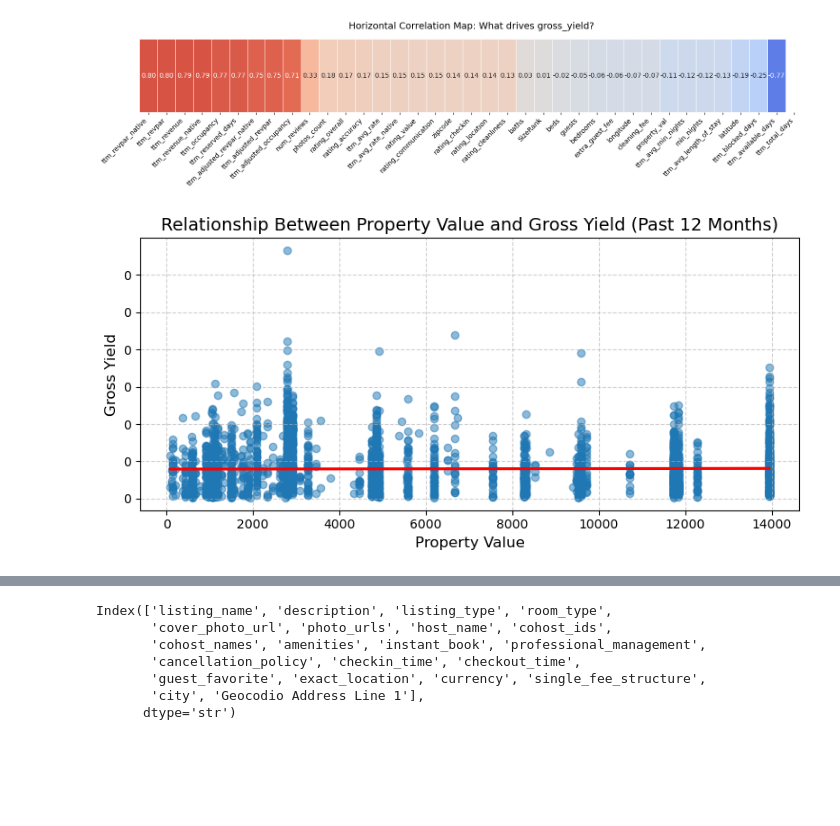
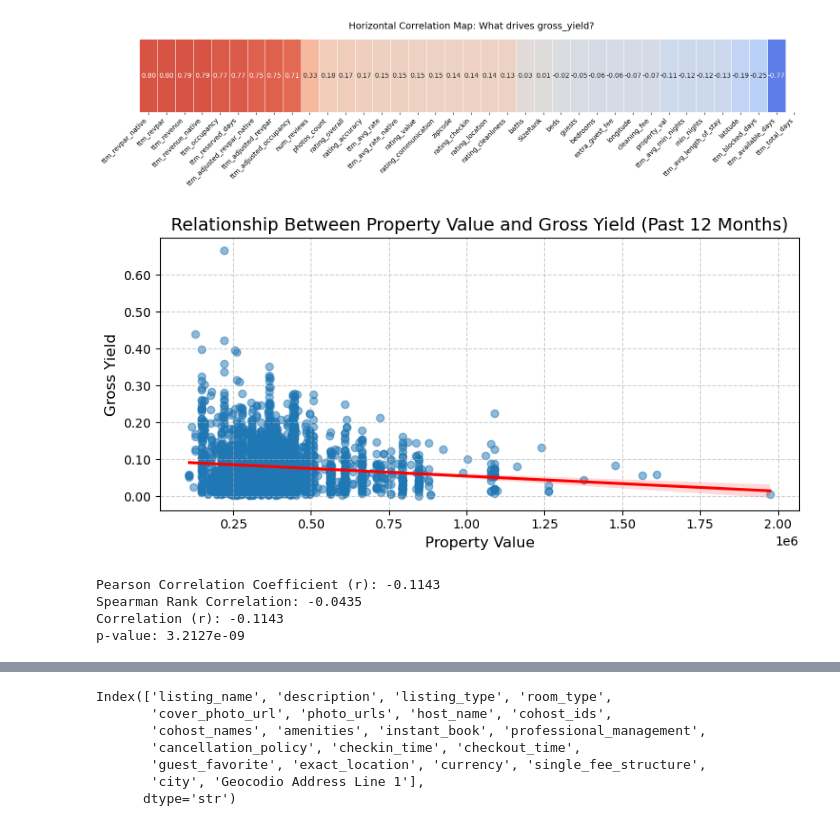
Before and after one commit to ebbopp/IAA_Summer_Practicum, a Jupyter notebook: Alan/eda_gross_yield.ipynb, the cells around one changed output, grey strips where cells are left out. Drawn from its saved outputs; the diff is of its cells as text; code cells hidden in the pictures; blank space fills up the shorter version.

```diff
--- a/Alan/eda_gross_yield.ipynb
+++ b/Alan/eda_gross_yield.ipynb
@@ -238,28 +239,51 @@ plt.show()
 # %%
 # Assuming your dataframe is named 'df'
 plt.figure(figsize=(8, 4))
 
 # sns.regplot draws the scatter points and fits a linear regression line
 sns.regplot(
     data=df_listings,
-    x="SizeRank",
     y="gross_yield",
+    x="property_val",
     scatter_kws={"alpha": 0.5, "color": "#1f77b4"},
     line_kws={"color": "red"},
 )
 
 # Format axes nicely
 plt.title(
     "Relationship Between Property Value and Gross Yield (Past 12 Months)", fontsize=14
 )
 plt.xlabel("Property Value", fontsize=12)
 plt.ylabel("Gross Yield", fontsize=12)
 
 # If your revenue numbers are large, this formats the Y-axis with commas (e.g., 50,000)
-plt.gca().yaxis.set_major_formatter(plt.FuncFormatter(lambda x, p: format(int(x), ',')))
+plt.gca().yaxis.set_major_formatter(plt.FuncFormatter(lambda x, p: f"{x:.2f}"))
 
 plt.grid(True, linestyle="--", alpha=0.6)
 plt.tight_layout()
 plt.show()
+
+r = df_listings["property_val"].corr(df_listings["gross_yield"])
+# Pearson correlation coefficient (r)
+r = df_listings["property_val"].corr(df_listings["gross_yield"])
+print(f"Pearson Correlation Coefficient (r): {r:.4f}")
+
+# Spearman rank correlation (better if data has non-linear trends or outliers)
+spearman_r = df_listings["property_val"].corr(
+    df_listings["gross_yield"], method="spearman"
+)
+print(f"Spearman Rank Correlation: {spearman_r:.4f}")
+
+# Remove any NaN values first to avoid errors
+clean_df = df_listings[["property_val", "gross_yield"]].dropna()
+
+r, p_value = sp.stats.pearsonr(clean_df["property_val"], clean_df["gross_yield"])
+
+print(f"Correlation (r): {r:.4f}")
+print(f"p-value: {p_value:.4e}")
 # %% [output]
-[figure, old version]
+[figure, new version]
+Pearson Correlation Coefficient (r): -0.1143
+Spearman Rank Correlation: -0.0435
+Correlation (r): -0.1143
+p-value: 3.2127e-09
```
Also changed, not shown: parts of 3 cells of this notebook, 5 other files.
